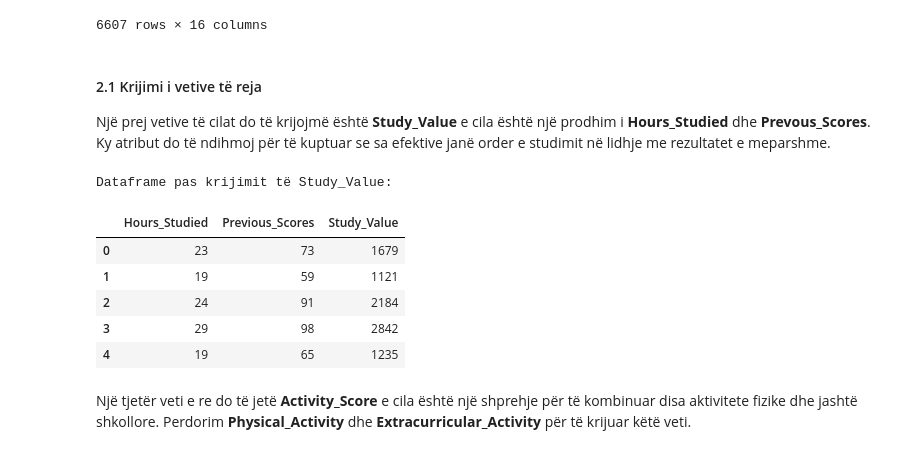
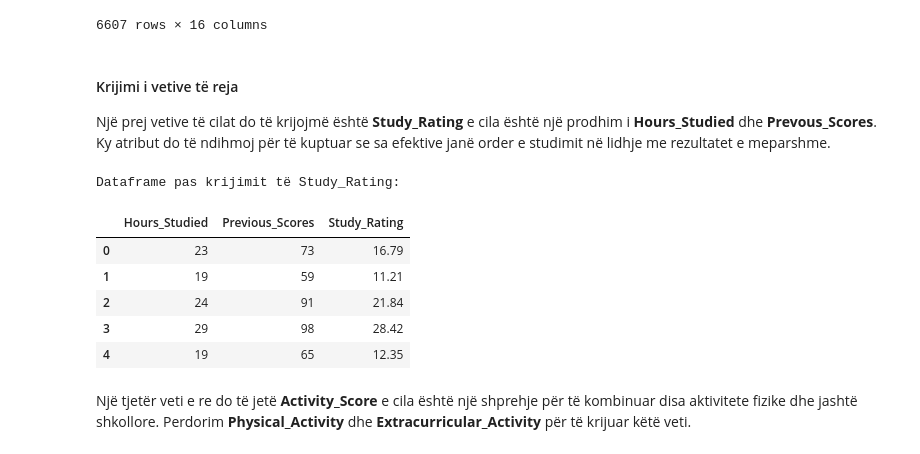
Before and after one commit to enis-halilaj/pvdh-projekti-msc, a Jupyter notebook: data-preprocessing/main.ipynb, the cells around one changed output. Drawn from its saved outputs; the diff is of its cells as text; code cells hidden in the pictures.

```diff
--- a/data-preprocessing/main.ipynb
+++ b/data-preprocessing/main.ipynb
@@ -450,25 +478,0 @@ plt.show()
-# %%
-# Ndarja e orëve të studiuara në kuantilë
-pre_df['study_quantile'] = pd.qcut(pre_df['Hours_Studied'], 4, labels=['Shumë pak', 'Pak', 'Mesatare', 'Shumë'])
-
-# Llogaritja e mesatares së rezultateve të provimeve për secilën grup të orëve të studiuara
-study_exam_scores = pre_df.groupby('study_quantile')['Exam_Score'].mean().reset_index(name='Average_Exam_Score')
-sorted_scores = study_exam_scores.sort_values(by='Average_Exam_Score', ascending=True)
-
-# Llogaritja e përqindjeve për grafikun me fletë
-total_scores = sorted_scores['Average_Exam_Score'].sum()
-sizes = sorted_scores['Average_Exam_Score'] / total_scores * 100
-
-# Përdorimi i një palete të ngjyrave për grupe të ndryshme të orëve të studiuara
-colors = ['lightblue', 'blue', 'lightgreen', 'yellow']
-
-# Vizatimi i grafikut të pie
-plt.figure(figsize=(10, 6))
-labels = sorted_scores['study_quantile']
-explode = [0.05] * len(labels)  # Ndajmë çdo segment pak nga qendra
-
-plt.pie(sizes, labels=labels, colors=colors, explode=explode, autopct='%1.1f%%', startangle=90)
-plt.title('Mesatarja e rezultateve të provimeve sipas orëve të studiuara')
-plt.axis('equal')
-plt.legend(labels=[f'{level}: {score:.2f}' for level, score in zip(labels, sorted_scores['Average_Exam_Score'])], loc="best")
-plt.show()
@@ -549,24 +554,24 @@ Dataframe me vetitë e zgjedhura:
     }
 </style>
 
-<h4>2.1 Krijimi i vetive të reja</h4>
+<h4>Krijimi i vetive të reja</h4>
 
-<p>Një prej vetive të cilat do të krijojmë është <b>Study_Value</b> e cila është një prodhim i <b>Hours_Studied</b> dhe <b>Prevous_Scores</b>. Ky atribut do të ndihmoj për të kuptuar se sa efektive janë order e studimit në lidhje me rezultatet e meparshme.</p>
+<p>Një prej vetive të cilat do të krijojmë është <b>Study_Rating</b> e cila është një prodhim i <b>Hours_Studied</b> dhe <b>Prevous_Scores</b>. Ky atribut do të ndihmoj për të kuptuar se sa efektive janë order e studimit në lidhje me rezultatet e meparshme.</p>
 # %%
 # Krijimi i vetive të reja
-df_selected_features.loc[:, 'Study_Value'] = df_selected_features['Hours_Studied'] * df_selected_features['Previous_Scores']
+df_selected_features.loc[:, 'Study_Rating'] = df_selected_features['Hours_Studied'] * df_selected_features['Previous_Scores'] / 100
 
-# Shfaqim disa rreshta nga dataframe-i për të kontrolluar Study_Value
-print("Dataframe pas krijimit të Study_Value:")
-display(df_selected_features[['Hours_Studied', 'Previous_Scores', 'Study_Value']].head())
+# Shfaqim disa rreshta nga dataframe-i për të kontrolluar Study_Rating
+print("Dataframe pas krijimit të Study_Rating:")
+display(df_selected_features[['Hours_Studied', 'Previous_Scores', 'Study_Rating']].head())
 # %% [output]
-Dataframe pas krijimit të Study_Value:
+Dataframe pas krijimit të Study_Rating:
-|  | Hours_Studied | Previous_Scores | Study_Value |
-| 0 | 23 | 73 | 1679 |
-| 1 | 19 | 59 | 1121 |
-| 2 | 24 | 91 | 2184 |
-| 3 | 29 | 98 | 2842 |
-| 4 | 19 | 65 | 1235 |
+|  | Hours_Studied | Previous_Scores | Study_Rating |
+| 0 | 23 | 73 | 16.79 |
+| 1 | 19 | 59 | 11.21 |
+| 2 | 24 | 91 | 21.84 |
+| 3 | 29 | 98 | 28.42 |
+| 4 | 19 | 65 | 12.35 |
 # %% [markdown]
 <style>
     p {
```
Also changed, not shown: parts of 27 cells of this notebook.
